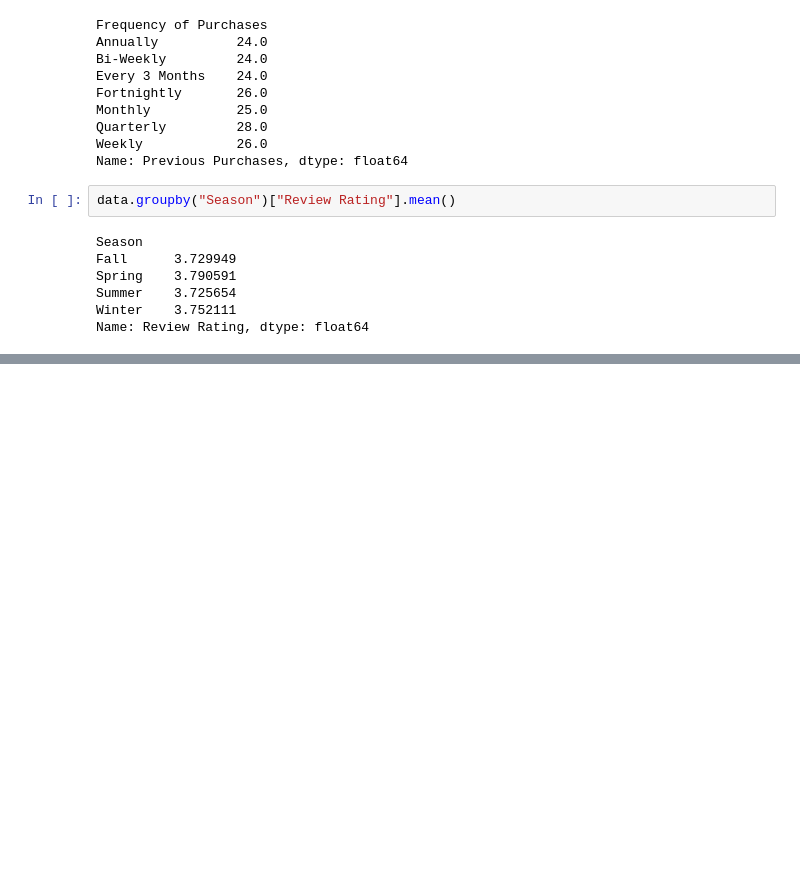
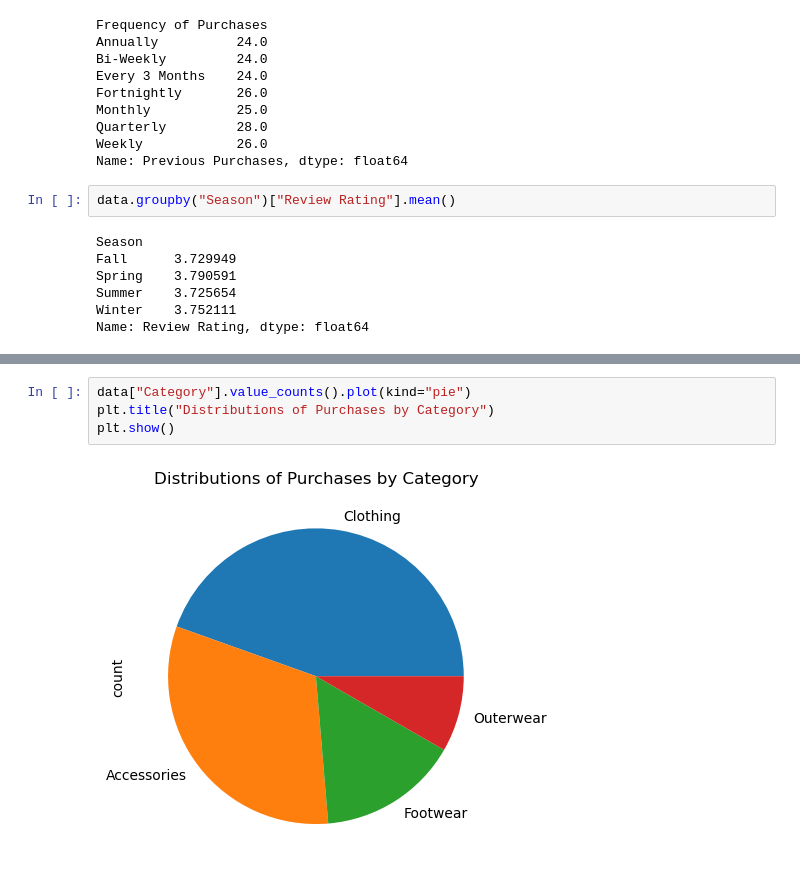
Before and after one commit to samwanyua/Shopping-Trends-Exploratory-Data-Analysis-EDA-Project, a Jupyter notebook: notebook.ipynb, the cells around one changed output, grey strips where cells are left out. Cells and saved outputs as stored; diff of their text form; blank space fills up the shorter version.

```diff
--- a/notebook.ipynb
+++ b/notebook.ipynb
@@ -254,0 +263,6 @@ Name: Review Rating, dtype: float64
+# %%
+data["Category"].value_counts().plot(kind="pie")
+plt.title("Distributions of Purchases by Category")
+plt.show()
+# %% [output]
+[figure, added]
```
Also changed, not shown: parts of 2 cells of this notebook.
